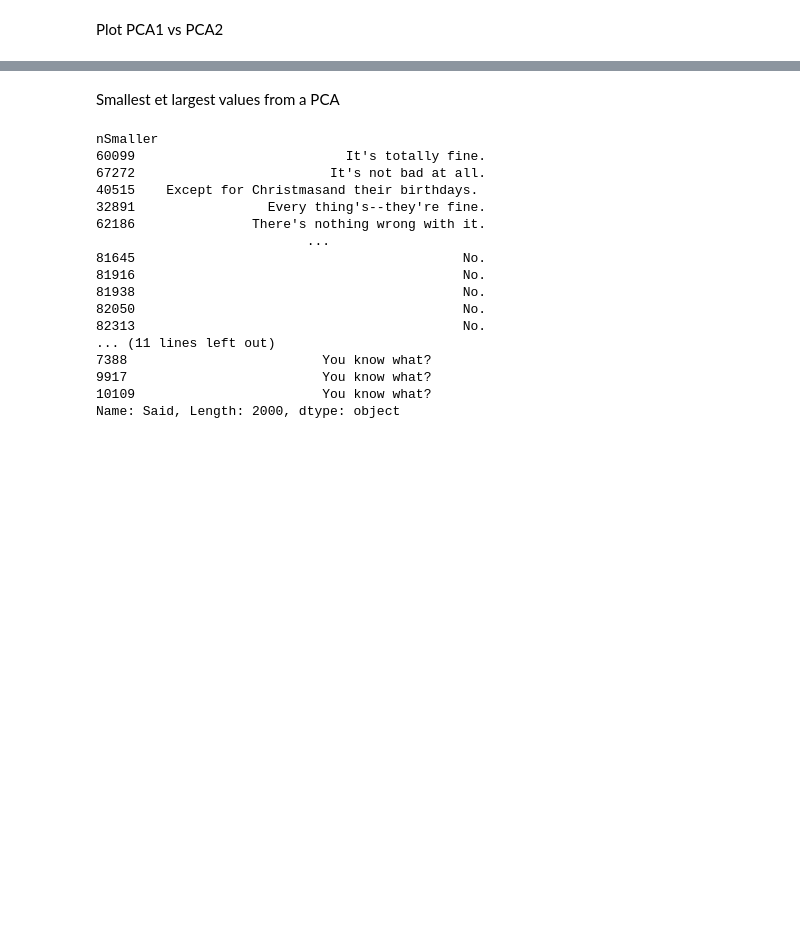
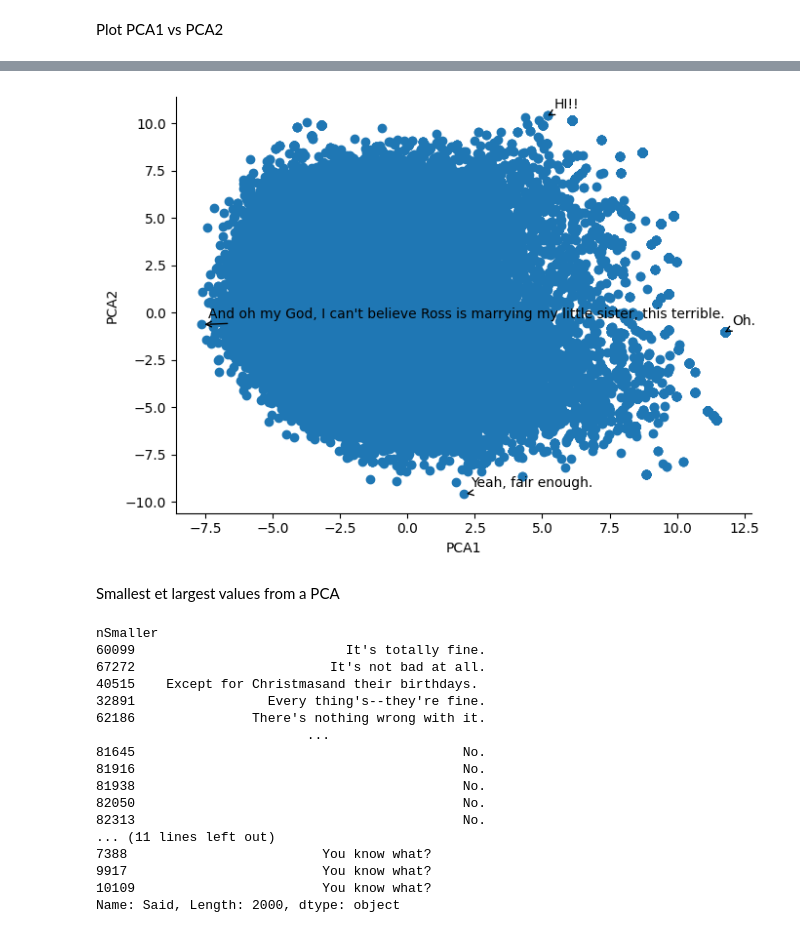
Before and after one commit to amandinecaut/Friends_analysis, a Jupyter notebook: clusters_all_episodes.ipynb, the cells around one changed output, grey strips where cells are left out. Saved outputs shown, nothing was run; the diff lists cells and outputs as text; code cells hidden in the pictures; blank space fills up the shorter version.

```diff
--- a/clusters_all_episodes.ipynb
+++ b/clusters_all_episodes.ipynb
@@ -65,3 +88,43 @@ plt.show()
+# %%
+
+
+# Finding the index of the furthest words on each axis
+max_pca1_index = pca_df['PCA1'].idxmax()
+max_pca2_index = pca_df['PCA2'].idxmax()
+
+min_pca1_index = pca_df['PCA1'].idxmin()
+min_pca2_index = pca_df['PCA2'].idxmin()
+
+# Getting the corresponding words
+max_pca1_word = pca_df['Said'][max_pca1_index]
+max_pca2_word = pca_df['Said'][max_pca2_index]
+
+min_pca1_word = pca_df['Said'][min_pca1_index]
+min_pca2_word = pca_df['Said'][min_pca2_index]
+
+fig, ax = plt.subplots()
+plt.scatter(pca_df['PCA1'], pca_df['PCA2'])
+
+# Annotating the furthest words on each axis
+plt.annotate(max_pca1_word, (pca_df['PCA1'][max_pca1_index], pca_df['PCA2'][max_pca1_index]), xytext=(5, 5),
+             textcoords='offset points', arrowprops=dict(arrowstyle="->"))
+plt.annotate(max_pca2_word, (pca_df['PCA1'][max_pca2_index], pca_df['PCA2'][max_pca2_index]), xytext=(5, 5),
+             textcoords='offset points', arrowprops=dict(arrowstyle="->"))
+plt.annotate(min_pca1_word, (pca_df['PCA1'][min_pca1_index], pca_df['PCA2'][min_pca1_index]), xytext=(5, 5),
+             textcoords='offset points', arrowprops=dict(arrowstyle="->"))
+plt.annotate(min_pca2_word, (pca_df['PCA1'][min_pca2_index], pca_df['PCA2'][min_pca2_index]), xytext=(5, 5),
+             textcoords='offset points', arrowprops=dict(arrowstyle="->"))
+
+
+# Adding labels and title
+plt.xlabel('PCA1')
+plt.ylabel('PCA2')
+plt.savefig('PCA1vsPCA2.png')
+
+# Displaying the plot
+plt.show()
+# %% [output]
+[figure, added]
 # %% [markdown]
 Smallest et largest values from a PCA
 # %%
```
Also changed, not shown: parts of 40 cells of this notebook.
